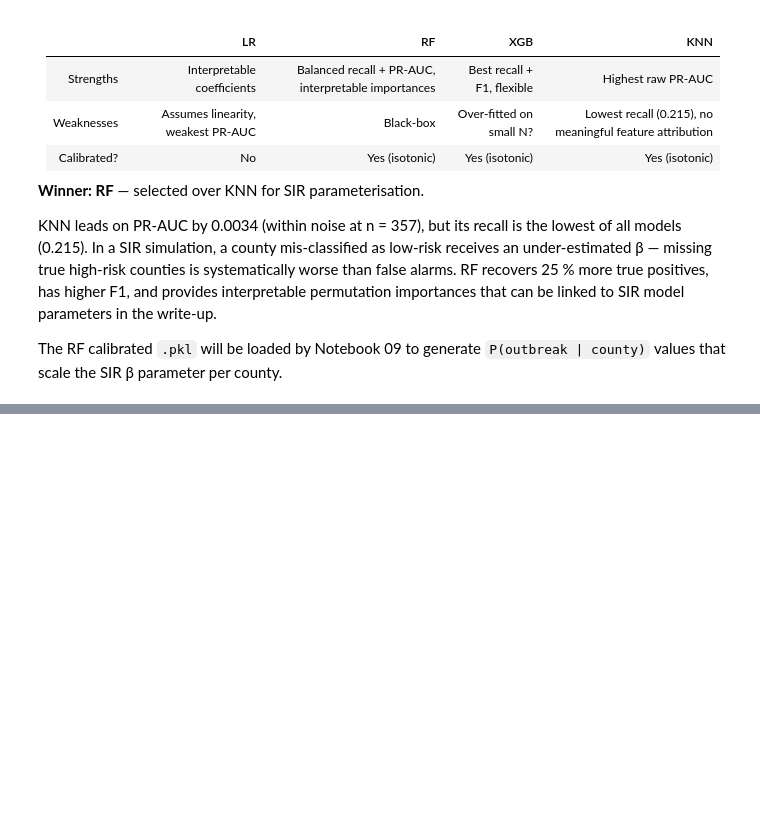
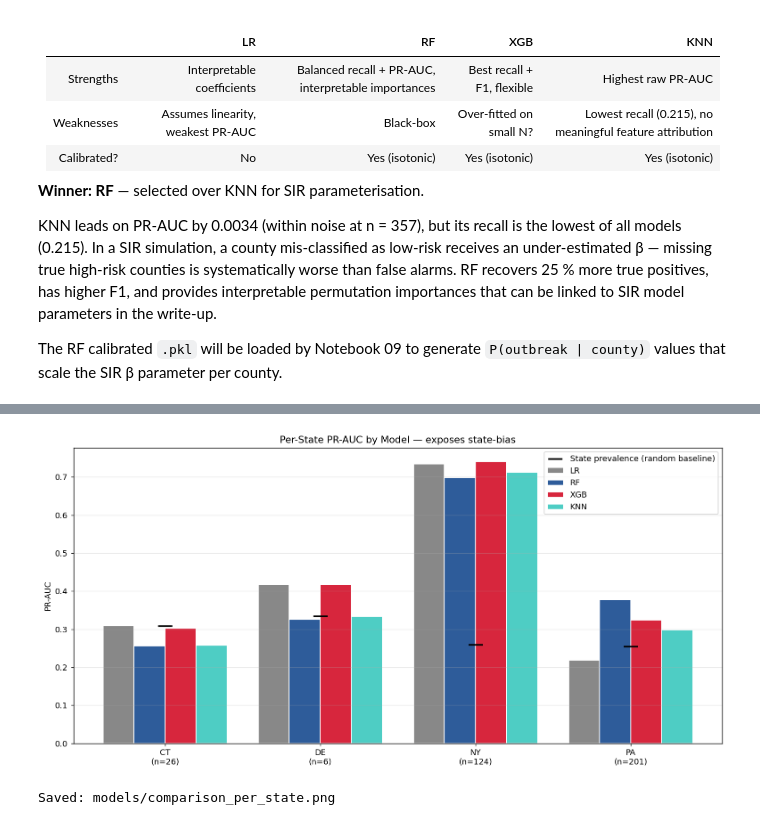
Before and after one commit to r0cb/ENGG2112, a Jupyter notebook: notebooks/08_model_comparison.ipynb, the cells around one changed output, grey strips where cells are left out. Drawn from its saved outputs; the diff is of its cells as text; code cells hidden in the pictures; blank space fills up the shorter version.

```diff
--- a/notebooks/08_model_comparison.ipynb
+++ b/notebooks/08_model_comparison.ipynb
@@ -360,0 +660,29 @@ The RF calibrated `.pkl` will be loaded by Notebook 09 to generate
+# %%
+# Visualise per-state
+fig, ax = plt.subplots(figsize=(12, 6))
+state_order = sorted(states)
+x_pos = np.arange(len(state_order))
+width = 0.2
+
+for i, name in enumerate(['LR', 'RF', 'XGB', 'KNN']):
+    vals = [per_state[name][s]['pr_auc'] for s in state_order]
+    color = {'LR': '#888888', 'RF': '#2E5C9A', 'XGB': '#D7263D', 'KNN': '#4ECDC4'}[name]
+    ax.bar(x_pos + (i - 1.5) * width, vals, width, label=name, color=color, edgecolor='white')
+
+# Add prevalence baseline
+prevalences = [per_state['LR'][s]['positive_rate'] for s in state_order]
+ax.scatter(x_pos, prevalences, marker='_', s=300, color='black', linewidth=2, label='State prevalence (random baseline)')
+
+ax.set_xticks(x_pos)
+ax.set_xticklabels([f'{s}\n(n={per_state["LR"][s]["n"]})' for s in state_order])
+ax.set_ylabel('PR-AUC')
+ax.set_title('Per-State PR-AUC by Model — exposes state-bias')
+ax.legend(loc='upper right')
+ax.grid(axis='y', alpha=0.3)
+plt.tight_layout()
+plt.savefig(MODELS_DIR / 'comparison_per_state.png', dpi=150, bbox_inches='tight')
+plt.show()
+print(f'Saved: models/comparison_per_state.png')
+# %% [output]
+[figure, added]
+Saved: models/comparison_per_state.png
```
Also changed, not shown: parts of 18 cells of this notebook, 11 other files.
